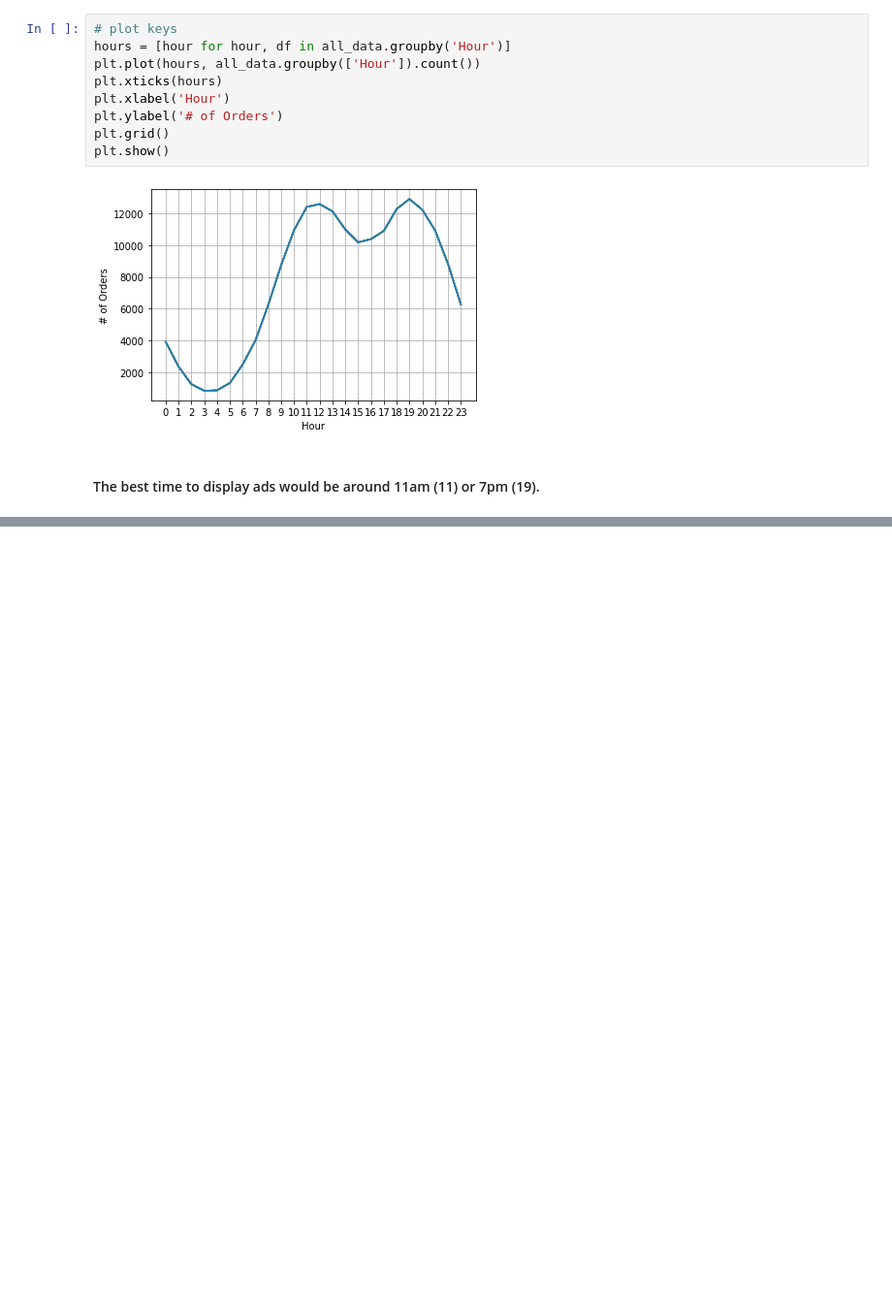
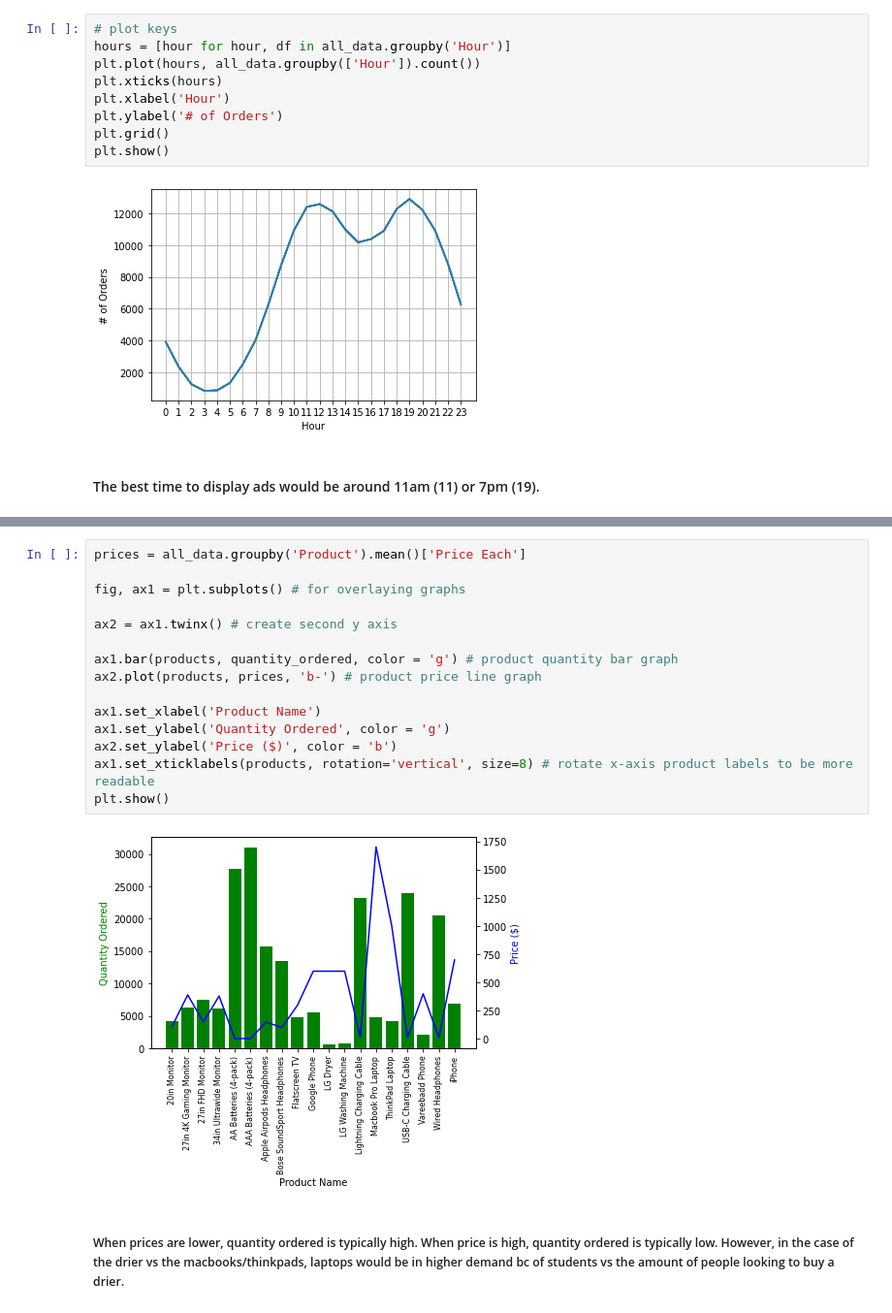
Before and after one commit to seoaus00/Pandas-Data-Science-Tasks, a Jupyter notebook: Keith_galli_sales_analysis_tutorial.ipynb, the cells around one changed output, grey strips where cells are left out. Shown at 97% size. Drawn from its saved outputs; the diff is of its cells as text; blank space fills up the shorter version.

```diff
--- a/Keith_galli_sales_analysis_tutorial.ipynb
+++ b/Keith_galli_sales_analysis_tutorial.ipynb
@@ -215,0 +265,19 @@ plt.show()
+# %%
+prices = all_data.groupby('Product').mean()['Price Each']
+
+fig, ax1 = plt.subplots() # for overlaying graphs
+
+ax2 = ax1.twinx() # create second y axis
+
+ax1.bar(products, quantity_ordered, color = 'g') # product quantity bar graph
+ax2.plot(products, prices, 'b-') # product price line graph
+
+ax1.set_xlabel('Product Name')
+ax1.set_ylabel('Quantity Ordered', color = 'g')
+ax2.set_ylabel('Price ($)', color = 'b')
+ax1.set_xticklabels(products, rotation='vertical', size=8) # rotate x-axis product labels to be more readable
+plt.show()
+# %% [output]
+[figure, added]
+# %% [markdown]
+##### When prices are lower, quantity ordered is typically high. When price is high, quantity ordered is typically low. However, in the case of the drier vs the macbooks/thinkpads, laptops would be in higher demand bc of students vs the amount of people looking to buy a drier.
```
Also changed, not shown: parts of 7 cells of this notebook.
